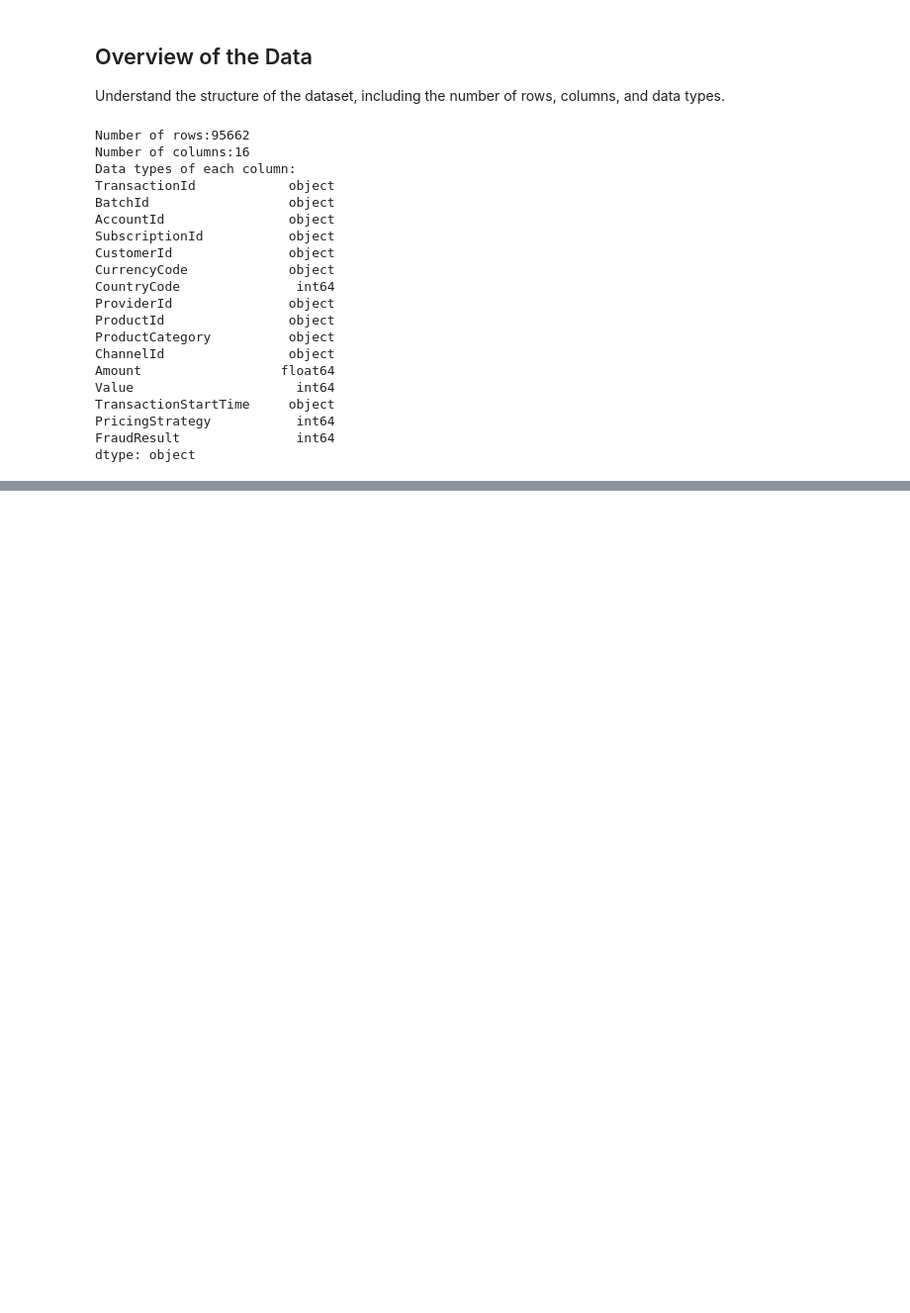
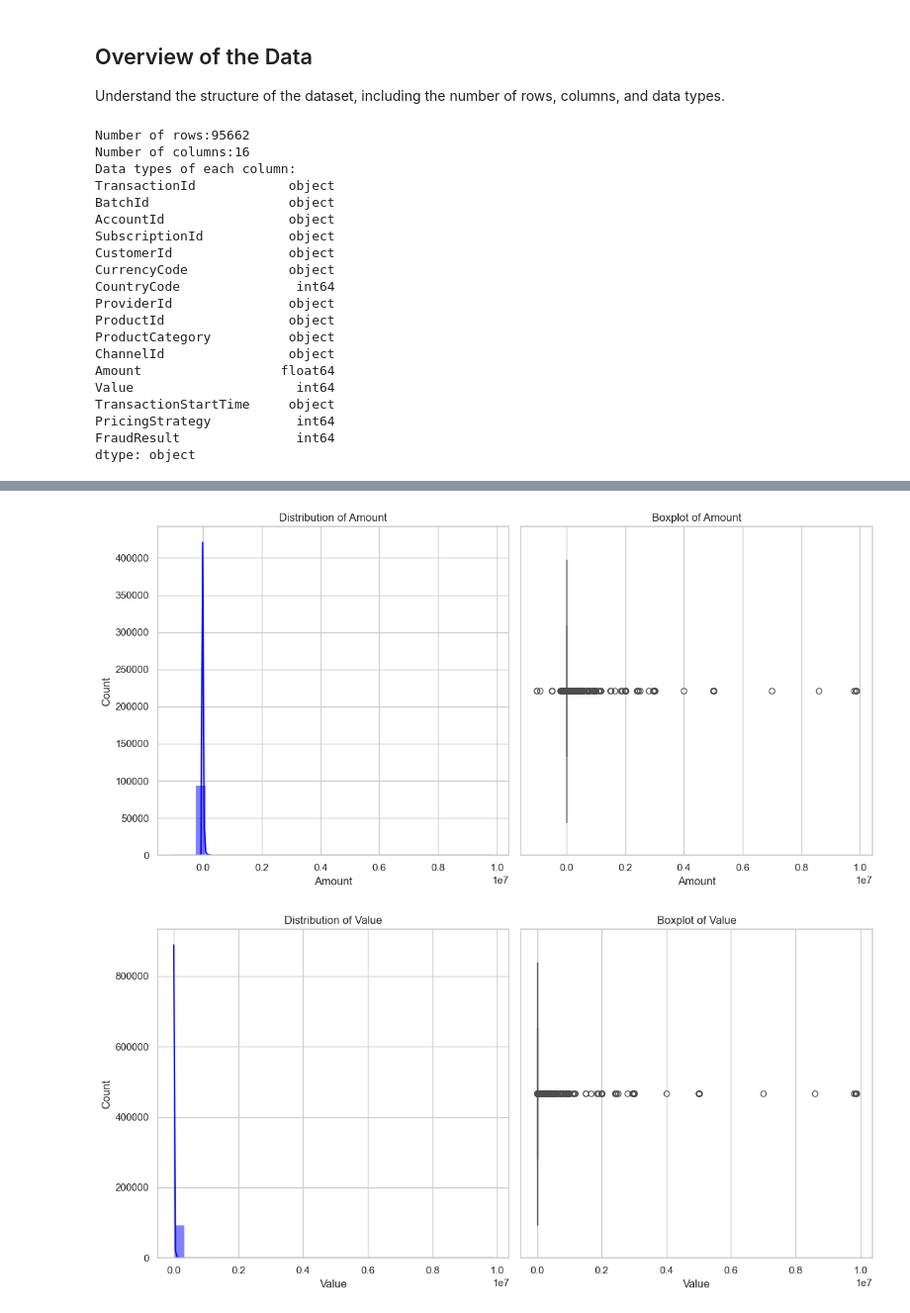
Before and after one commit to wolderufael/Credit-Scoring-Model-for-eCommerce-Platform, a Jupyter notebook: notebook/EDA.ipynb, the cells around one changed output, grey strips where cells are left out. Shown at 99% size. Saved outputs shown, nothing was run; the diff lists cells and outputs as text; code cells hidden in the pictures; blank space fills up the shorter version.

Commit message:
distribution,missing value,outlier detection

```diff
--- a/notebook/EDA.ipynb
+++ b/notebook/EDA.ipynb
@@ -49,0 +69,5 @@ dtype: object
+# %%
+eda.plot_numerical_distributions(data)
+# %% [output]
+[figure, added]
+[figure, added]
```
Also changed, not shown: parts of 10 cells of this notebook, 1 other file.
